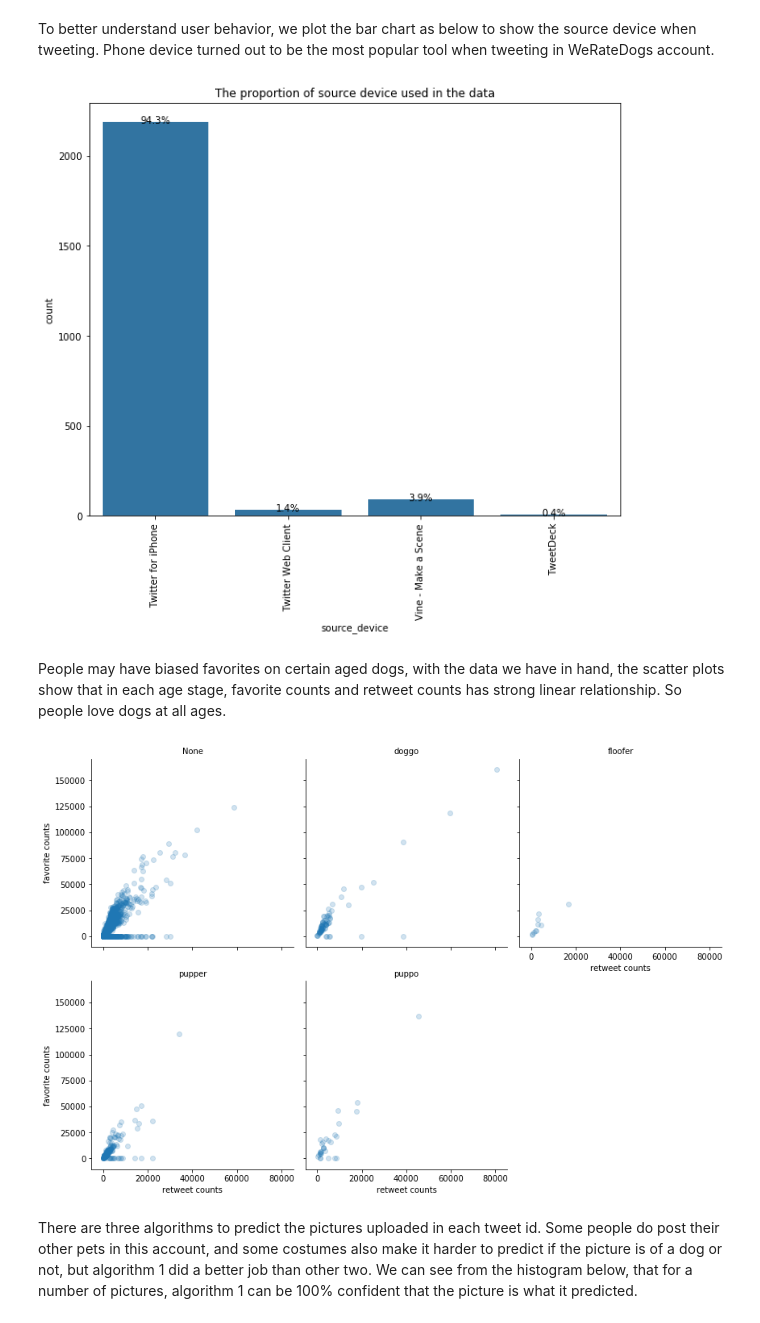
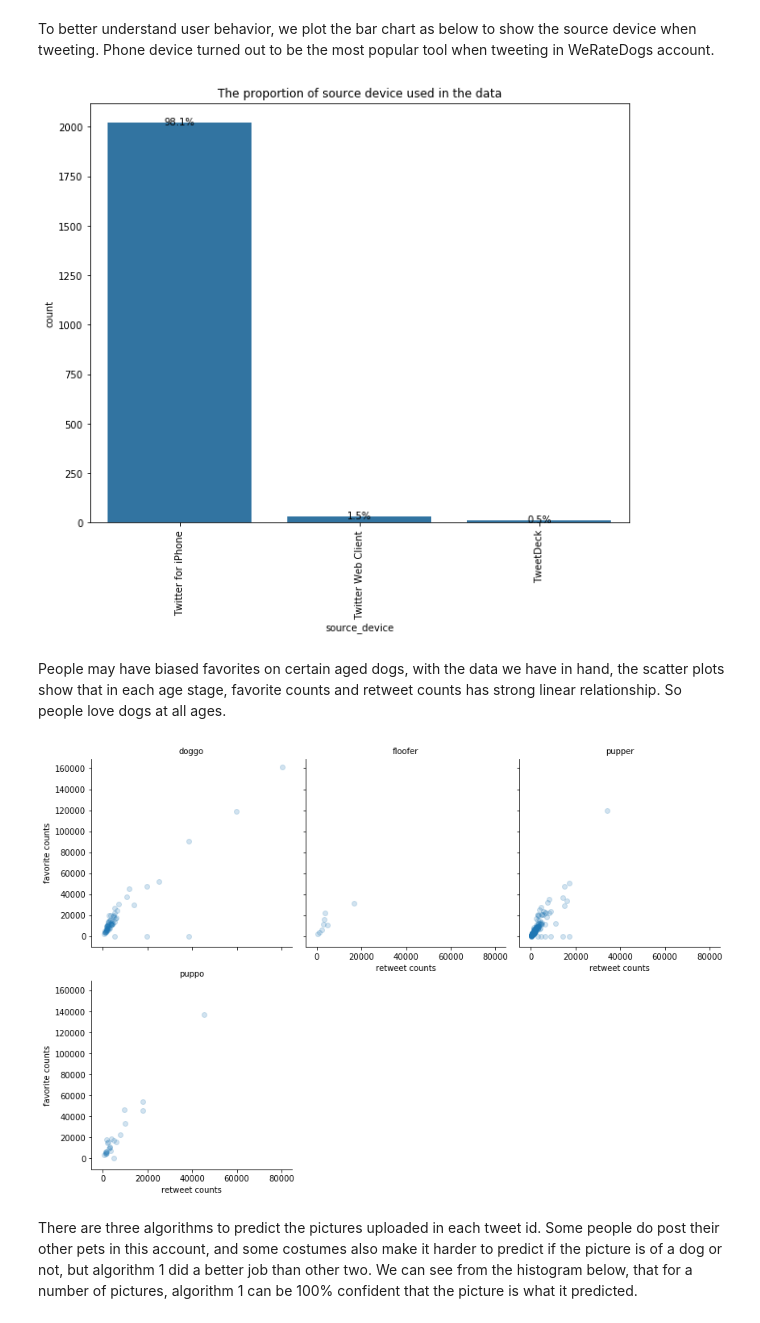
Before and after one commit to catherinecao123/Data-Analysis-in-Python, a Jupyter notebook: wrangle_act.ipynb, the cells around one changed output. Drawn from its saved outputs; the diff is of its cells as text; code cells hidden in the pictures.

```diff
--- a/wrangle_act.ipynb
+++ b/wrangle_act.ipynb
@@ -486,3 +626,6 @@ See the caveats in the documentation: http://pandas.pydata.org/pandas-docs/stabl
+# %%
+df1_clean['rating_numerator']=df1_clean['rating_numerator'].astype(float)
+df1_clean['rating_denominator']=df1_clean['rating_denominator'].astype(int)
 # %%
 # those records have large rating numerator and denominator looks like still followed the rating sysytem
 # we can nomalize the rating _numerator by divided by rating_denominator, then change the denominator back to 10
@@ -575,4 +691,4 @@ drop_index=less_10.index.tolist()+equal_10.index.tolist()
 # %%
 # drop the 12 records of the rating_numerator with abnormal values
-df1_clean.drop(df1_clean.index[drop_index], inplace=True)
+df1_clean.drop(df1_clean.index[516], inplace=True)
 df1_clean=df1_clean.reset_index(drop=True)
@@ -657,7 +777,7 @@ floofer    10
 Name: age, dtype: int64
 # %%
 #the age=0 rows are the record without dog stage value, each row has 4 record after melt with different age stage
-df1_clean.loc[df1_clean['age']==0, 'age_stage'] = 'None'
+df1_clean.loc[df1_clean['age']==0, 'age_stage'] = np.nan
 df1_clean.drop_duplicates(inplace=True)
 df1_clean.shape
 # %% [output]
@@ -787,3 +907,7 @@ p3_conf     2075 non-null float64
 p3_dog      2075 non-null bool
 dtypes: bool(3), float64(3), int64(1), object(5)
 memory usage: 152.1+ KB
+# %%
+from functools import reduce
+data_frames = [df1_clean, df2_clean, df3_clean]
+df_combine= reduce(lambda left, right: pd.merge(left,right, on=['tweet_id'], how='inner'), data_frames)
@@ -816,38 +964,38 @@ To better understand user behavior, we plot the bar chart as below to show the s
 # %%
 #0 dark blue, 1 orange, 2 green, 3 red, 4 purple, 5 brown, 6 light purple, 7
 plt.figure(figsize=(10,8));
 base_color=sb.color_palette()[0];
-sb.countplot(data = df1_combine, x = 'source_device', color=base_color);
+sb.countplot(data = df_combine, x = 'source_device', color=base_color);
 plt.title('The proportion of source device used in the data');
 plt.xticks(rotation=90);
 
-n_points = df1_combine['source_device'].count();
-cat_counts = df1_combine['source_device'].value_counts();
+n_points = df_combine['source_device'].count();
+cat_counts = df_combine['source_device'].value_counts();
 locs, labels = plt.xticks() # get the current tick locations and labels
 
 # loop through each pair of locations and labels
 for loc, label in zip(locs, labels):
 
     # get the text property for the label to get the correct count
     count = cat_counts[label.get_text()]
     pct_string = '{:0.1f}%'.format(100*count/n_points)
 
     # print the annotation just below the top of the bar
     plt.text(loc, count-8, pct_string, ha = 'center', color = 'black')
 # %% [output]
-[figure, old version]
+[figure, new version]
 # %% [markdown]
 People may have biased favorites on certain aged dogs, with the data we have in hand, the scatter plots show that in each age stage, favorite counts and retweet counts has strong linear relationship. So people love dogs at all ages.
 # %%
 # plotting, facet the third categorical variable, plot 2 numeric 1 categorical
-g = sb.FacetGrid(data = df1_combine, col = 'age_stage', height = 4,col_wrap = 3)
+g = sb.FacetGrid(data = df_combine, col = 'age_stage', height = 4,col_wrap = 3)
 g.map(sb.regplot, 'retweet_count', 'favorite_count', y_jitter = 0.04, fit_reg = False, scatter_kws = {'alpha' : 1/5})
 g.set_ylabels('favorite counts')
 g.set_xlabels('retweet counts')
 g.set_titles('{col_name}')
 plt.show()
 # %% [output]
-[figure, old version]
+[figure, new version]
 # %% [markdown]
 There are three algorithms to predict the pictures uploaded in each tweet id. Some people do post their other pets in this account, and some costumes also make it harder to predict if the picture is of a dog or not, but algorithm 1 did a better job than other two. We can see from the histogram below, that for a number of pictures, algorithm 1 can be 100% confident that the picture is what it predicted.
 # %%
```
Also changed, not shown: parts of 72 cells of this notebook.
